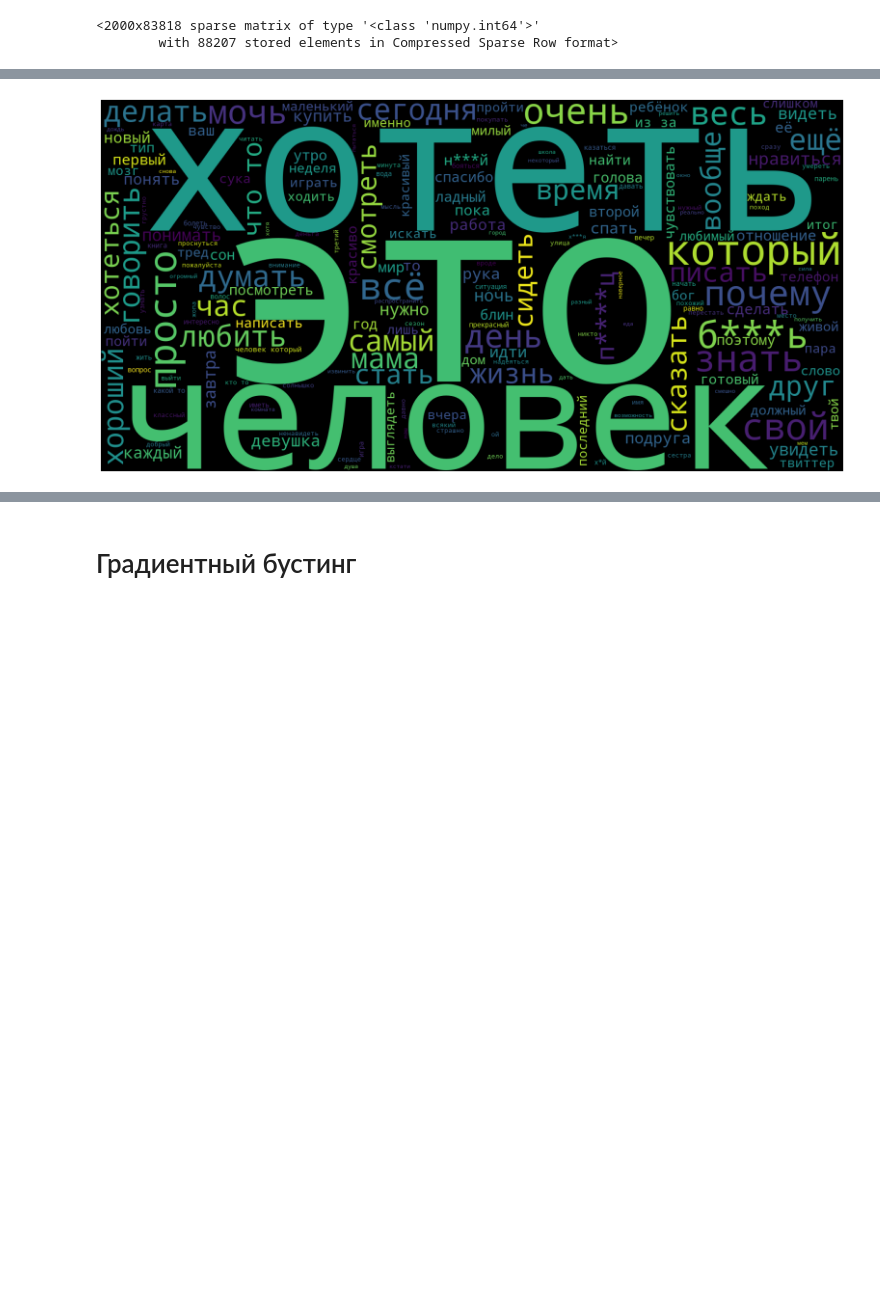
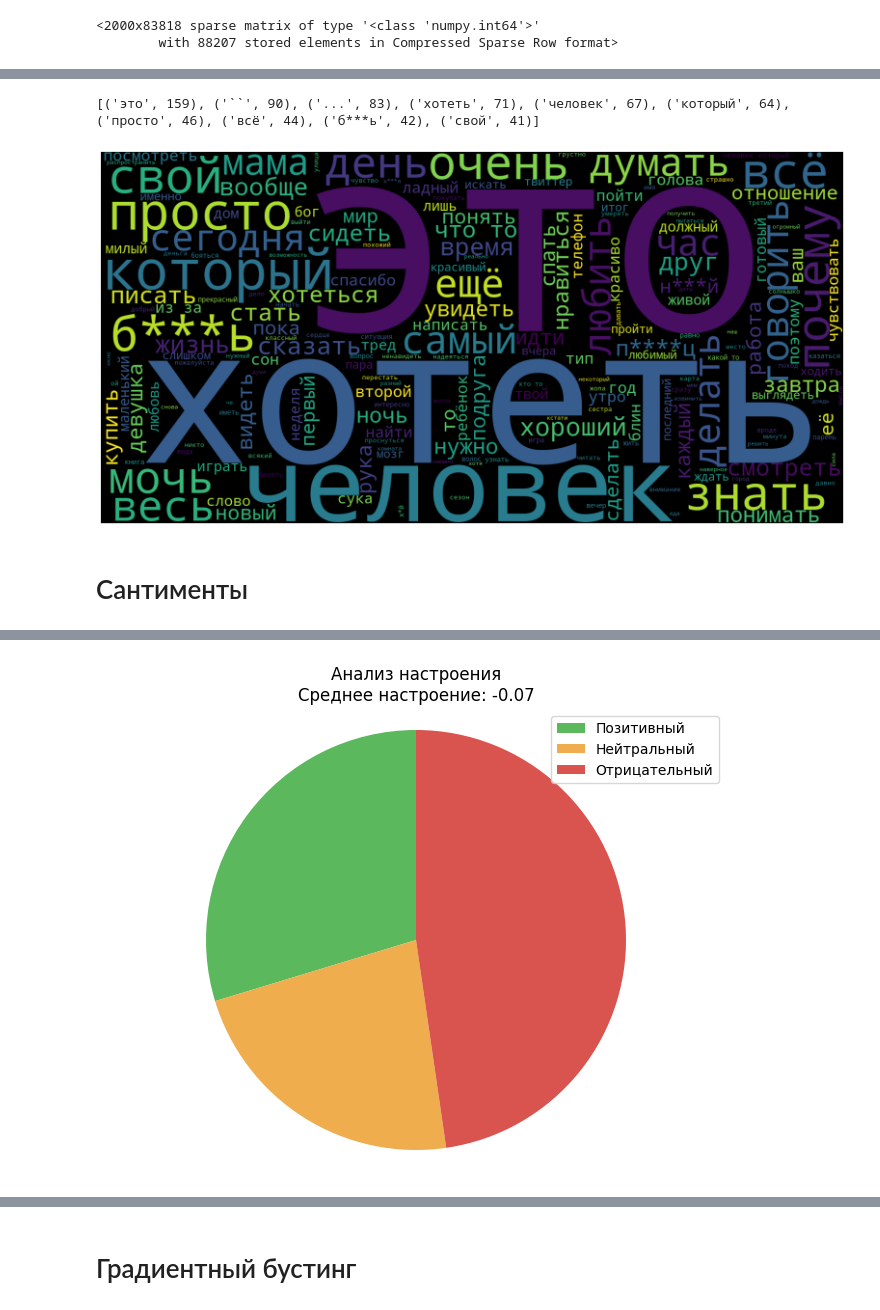
Before and after one commit to TheSawIsTheLaw/iWannaKillMyself, a Jupyter notebook: dataset/base.ipynb, the cells around one changed output, grey strips where cells are left out. Cells and saved outputs as stored; diff of their text form; code cells hidden in the pictures; blank space fills up the shorter version.

```diff
--- a/dataset/base.ipynb
+++ b/dataset/base.ipynb
@@ -244,10 +249,62 @@ dataCloud['text'] = dataCloud['text'].apply(lambda z: list(filter(lambda x: x no
 dataCloud['text'] = dataCloud['text'].apply(lambda z: list(map(lambda x: x if not detector(x) else x[0] + ('*' * (len(x) - 2)) + x[-1], z)))
 
 wordsCloudText = ' '.join(dataCloud[dataCloud['class'] == 0]['text'].apply(lambda x: ' '.join(x)))
+
+print(nltk.FreqDist(wordsCloudText.split()).most_common(10))
+
 cloud = WordCloud(width=1500, height=750, regexp=r"\w[\w*']+").generate(wordsCloudText)
 plt.figure(figsize=(20, 10))
 plt.imshow(cloud, interpolation='bilinear')
 plt.axis('off')
 plt.savefig("plots/cloudNonSuicidal.pdf", format="pdf")
 # %% [output]
+[('это', 159), ('``', 90), ('...', 83), ('хотеть', 71), ('человек', 67), ('который', 64), ('просто', 46), ('всё', 44), ('б***ь', 42), ('свой', 41)]
-[figure, old version]
+[figure, new version]
+# %% [markdown]
+# Сантименты
+# %%
+from dostoevsky.tokenization import RegexTokenizer
+from dostoevsky.models import FastTextSocialNetworkModel
+import matplotlib.pyplot as plt
+
+def sentimentsDiagram(to_analyze):
+    tokenizer = RegexTokenizer()
+    model = FastTextSocialNetworkModel(tokenizer=tokenizer)
+
+    # Get the sentiment analysis results for the corpus
+    results = model.predict(to_analyze, k=2)
+
+    # Define a function to get the sentiment score of a message
+    def get_sentiment_score(sentiment_dict):
+        if 'positive' in sentiment_dict:
+            return sentiment_dict['positive']
+        elif 'negative' in sentiment_dict:
+            return -sentiment_dict['negative']
+        else:
+            return 0
+
+    # Calculate the sentiment scores for the corpus
+    sentiment_scores = [get_sentiment_score(sentiment) for sentiment in results]
+
+    # Calculate the average sentiment score
+    average_sentiment = sum(sentiment_scores) / len(sentiment_scores)
+
+    # Count the number of positive, neutral, and negative sentiments
+    positive = sum(1 for score in sentiment_scores if score > 0)
+    neutral = sum(1 for score in sentiment_scores if score == 0)
+    negative = sum(1 for score in sentiment_scores if score < 0)
+
+    # Create a pie chart to visualize the sentiments
+    labels = ['Позитивный', 'Нейтральный', 'Отрицательный']
+    sizes = [positive, neutral, negative]
+    colors = ['#5cb85c', '#f0ad4e', '#d9534f']
+    plt.figure(figsize=(8, 6))
+    patches, texts = plt.pie(sizes, colors=colors, startangle=90)
+    plt.legend(patches, labels, loc="best")
+    plt.axis('equal')
+    plt.title('Анализ настроения\nСреднее настроение: {:.2f}'.format(average_sentiment))
+    plt.savefig("plots/sentiments_suicidal.pdf", format="pdf")
+    plt.show()
+# %%
+sentimentsDiagram(data[data['class'] == 0]['text'])
+# %% [output]
@@ -253,0 +312 @@ plt.savefig("plots/cloudNonSuicidal.pdf", format="pdf")
+[figure, added]
```
Also changed, not shown: parts of 5 cells of this notebook, 10 other files.
